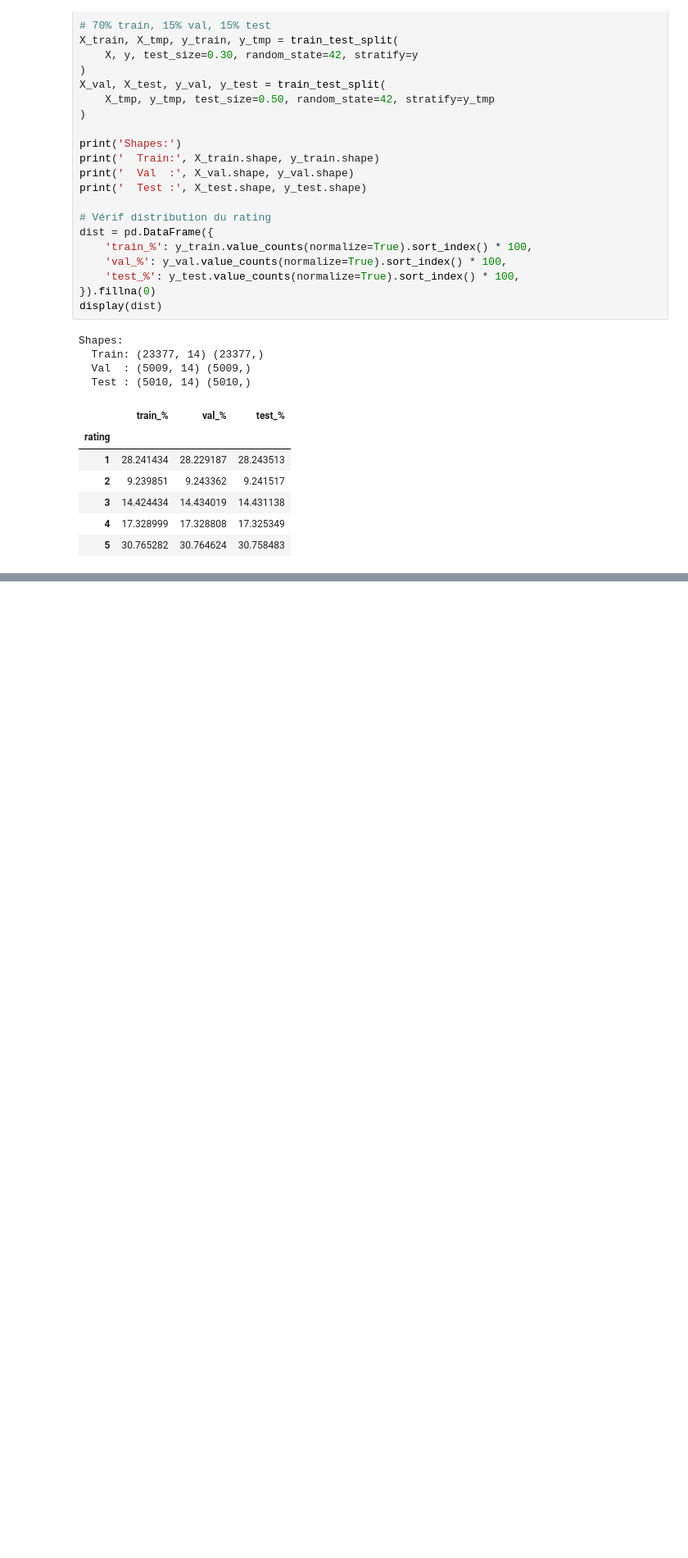
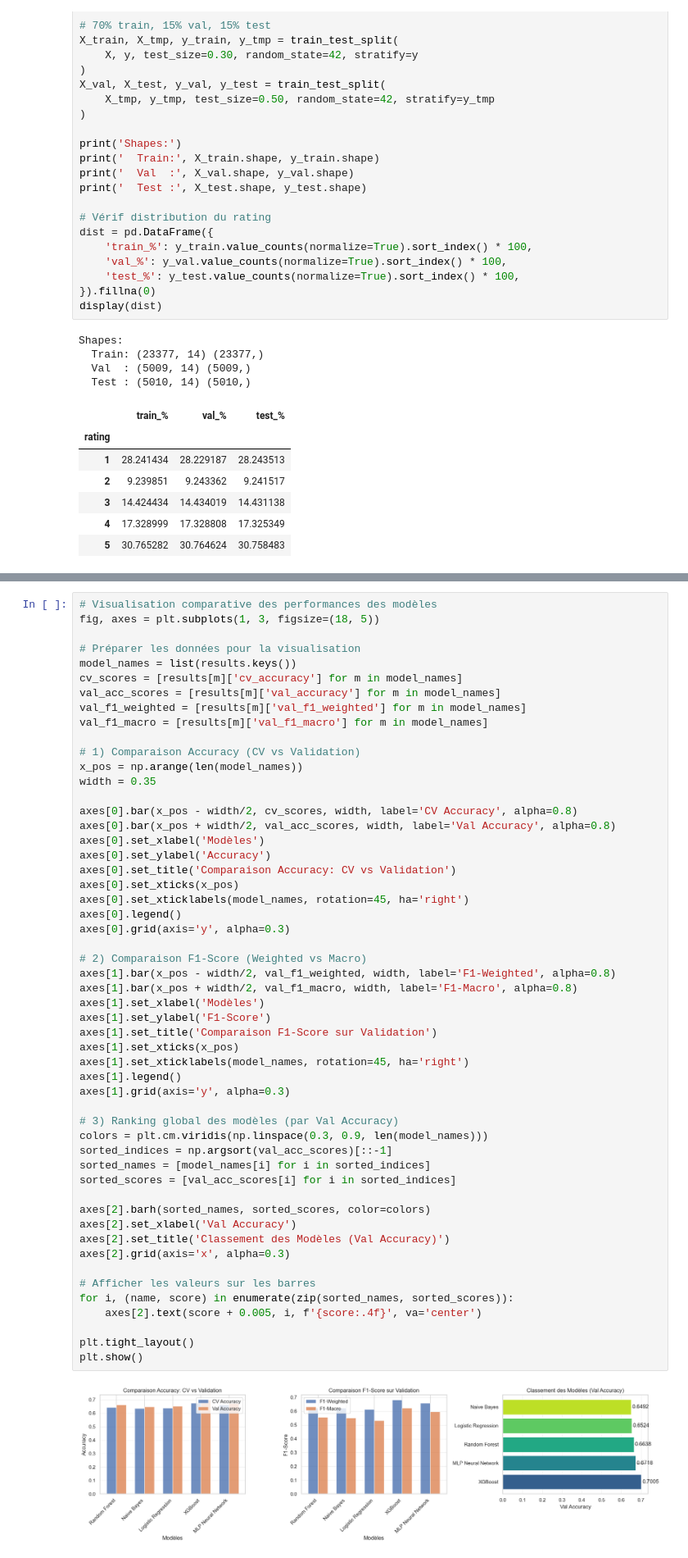
Before and after one commit to F1N3X/intelligent-customer-review-analysis, a Jupyter notebook: main.ipynb, the cells around one changed output, grey strips where cells are left out. Shown at 82% size. Cells and saved outputs as stored; diff of their text form; blank space fills up the shorter version.

Commit message:
adding models

```diff
--- a/main.ipynb
+++ b/main.ipynb
@@ -406,0 +959,55 @@ Shapes:
+# %%
+# Visualisation comparative des performances des modèles
+fig, axes = plt.subplots(1, 3, figsize=(18, 5))
+
+# Préparer les données pour la visualisation
+model_names = list(results.keys())
+cv_scores = [results[m]['cv_accuracy'] for m in model_names]
+val_acc_scores = [results[m]['val_accuracy'] for m in model_names]
+val_f1_weighted = [results[m]['val_f1_weighted'] for m in model_names]
+val_f1_macro = [results[m]['val_f1_macro'] for m in model_names]
+
+# 1) Comparaison Accuracy (CV vs Validation)
+x_pos = np.arange(len(model_names))
+width = 0.35
+
+axes[0].bar(x_pos - width/2, cv_scores, width, label='CV Accuracy', alpha=0.8)
+axes[0].bar(x_pos + width/2, val_acc_scores, width, label='Val Accuracy', alpha=0.8)
+axes[0].set_xlabel('Modèles')
+axes[0].set_ylabel('Accuracy')
+axes[0].set_title('Comparaison Accuracy: CV vs Validation')
+axes[0].set_xticks(x_pos)
+axes[0].set_xticklabels(model_names, rotation=45, ha='right')
+axes[0].legend()
+axes[0].grid(axis='y', alpha=0.3)
+
+# 2) Comparaison F1-Score (Weighted vs Macro)
+axes[1].bar(x_pos - width/2, val_f1_weighted, width, label='F1-Weighted', alpha=0.8)
+axes[1].bar(x_pos + width/2, val_f1_macro, width, label='F1-Macro', alpha=0.8)
+axes[1].set_xlabel('Modèles')
+axes[1].set_ylabel('F1-Score')
+axes[1].set_title('Comparaison F1-Score sur Validation')
+axes[1].set_xticks(x_pos)
+axes[1].set_xticklabels(model_names, rotation=45, ha='right')
+axes[1].legend()
+axes[1].grid(axis='y', alpha=0.3)
+
+# 3) Ranking global des modèles (par Val Accuracy)
+colors = plt.cm.viridis(np.linspace(0.3, 0.9, len(model_names)))
+sorted_indices = np.argsort(val_acc_scores)[::-1]
+sorted_names = [model_names[i] for i in sorted_indices]
+sorted_scores = [val_acc_scores[i] for i in sorted_indices]
+
+axes[2].barh(sorted_names, sorted_scores, color=colors)
+axes[2].set_xlabel('Val Accuracy')
+axes[2].set_title('Classement des Modèles (Val Accuracy)')
+axes[2].grid(axis='x', alpha=0.3)
+
+# Afficher les valeurs sur les barres
+for i, (name, score) in enumerate(zip(sorted_names, sorted_scores)):
+    axes[2].text(score + 0.005, i, f'{score:.4f}', va='center')
+
+plt.tight_layout()
+plt.show()
+# %% [output]
+[figure, added]
```
Also changed, not shown: parts of 18 cells of this notebook.
